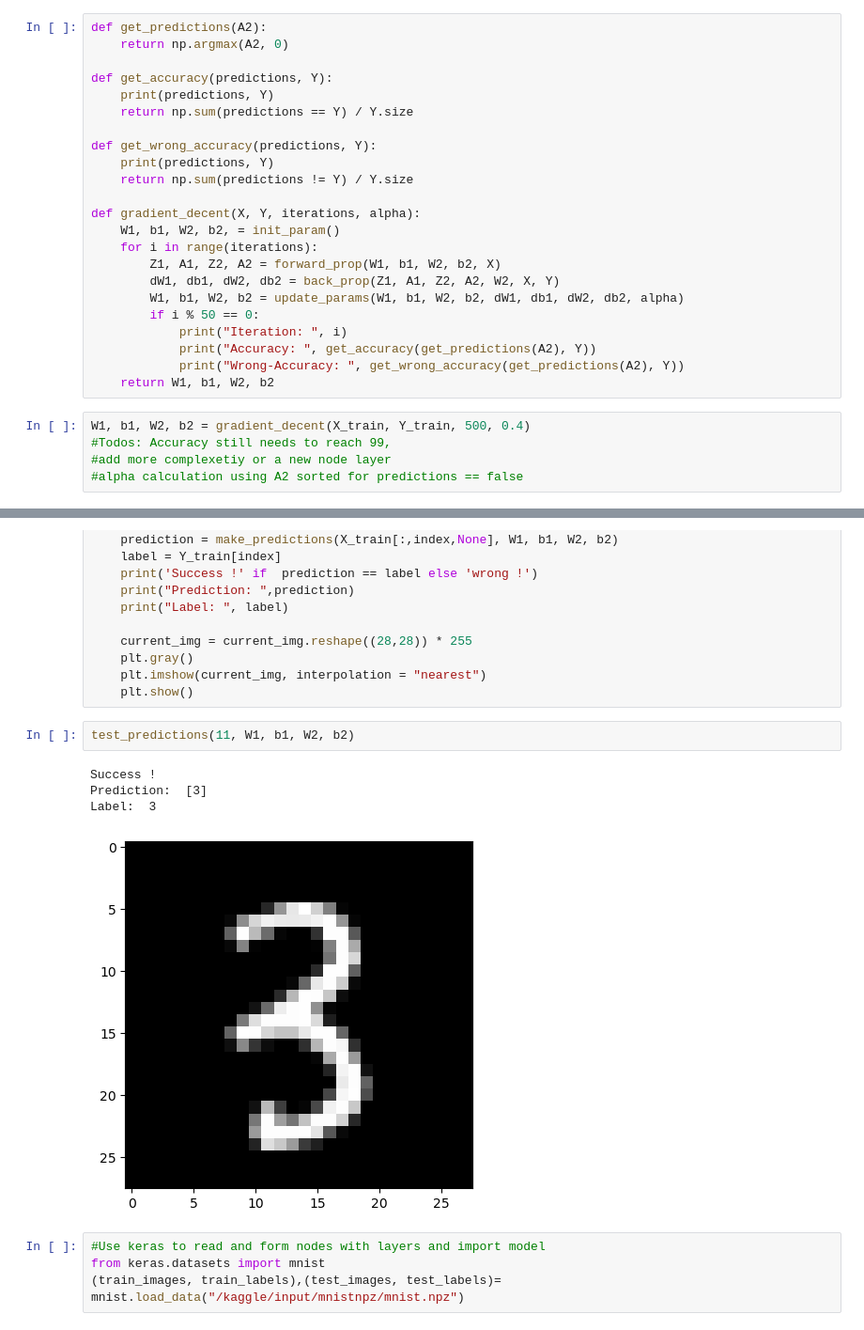
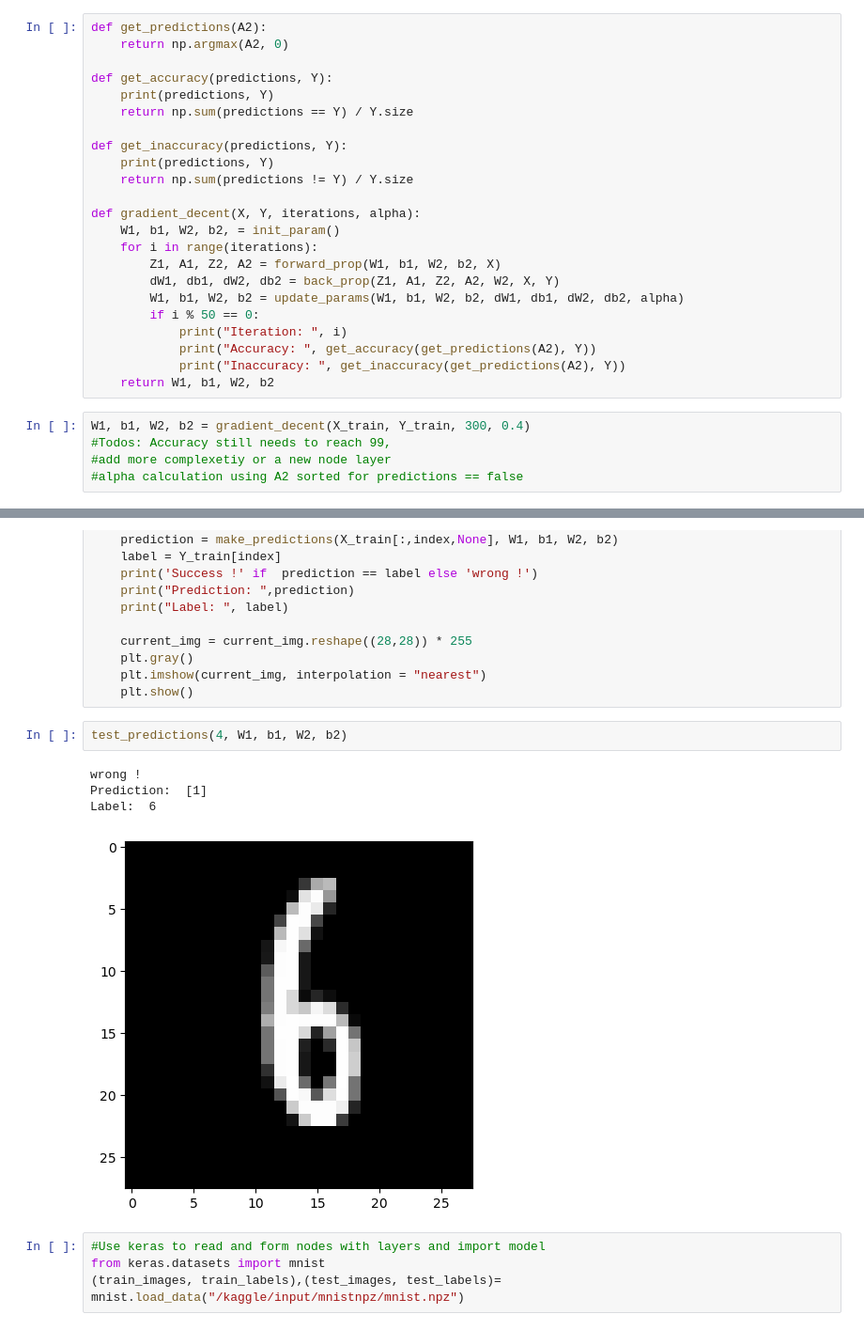
Before and after one commit to Ryuzaki101/Kaagle, a Jupyter notebook: neural-network-ml-doodle-digit-recognition.ipynb, the cells around one changed output, grey strips where cells are left out. Shown: that part at 94% size. Drawn from its saved outputs; the diff is of its cells as text.

```diff
--- a/neural-network-ml-doodle-digit-recognition.ipynb
+++ b/neural-network-ml-doodle-digit-recognition.ipynb
@@ -99,7 +99,7 @@ def get_accuracy(predictions, Y):
     print(predictions, Y)
     return np.sum(predictions == Y) / Y.size
 
-def get_wrong_accuracy(predictions, Y):
+def get_inaccuracy(predictions, Y):
     print(predictions, Y)
     return np.sum(predictions != Y) / Y.size
 
@@ -112,10 +112,10 @@ def gradient_decent(X, Y, iterations, alpha):
         if i % 50 == 0:
             print("Iteration: ", i)
             print("Accuracy: ", get_accuracy(get_predictions(A2), Y))
-            print("Wrong-Accuracy: ", get_wrong_accuracy(get_predictions(A2), Y))
+            print("Inaccuracy: ", get_inaccuracy(get_predictions(A2), Y))
     return W1, b1, W2, b2
 # %%
-W1, b1, W2, b2 = gradient_decent(X_train, Y_train, 500, 0.4)
+W1, b1, W2, b2 = gradient_decent(X_train, Y_train, 300, 0.4)
 #Todos: Accuracy still needs to reach 99,
 #add more complexetiy or a new node layer
 #alpha calculation using A2 sorted for predictions == false
@@ -156,12 +156,12 @@ def test_predictions(index, W1, b1, W2, b2):
     plt.imshow(current_img, interpolation = "nearest")
     plt.show()
 # %%
-test_predictions(11, W1, b1, W2, b2)
+test_predictions(4, W1, b1, W2, b2)
 # %% [output]
-Success !
-Prediction:  [3]
-Label:  3
+wrong !
+Prediction:  [1]
+Label:  6
-[figure, old version]
+[figure, new version]
 # %%
 #Use keras to read and form nodes with layers and import model
 from keras.datasets import mnist
```
Also changed, not shown: parts of 3 cells of this notebook.
